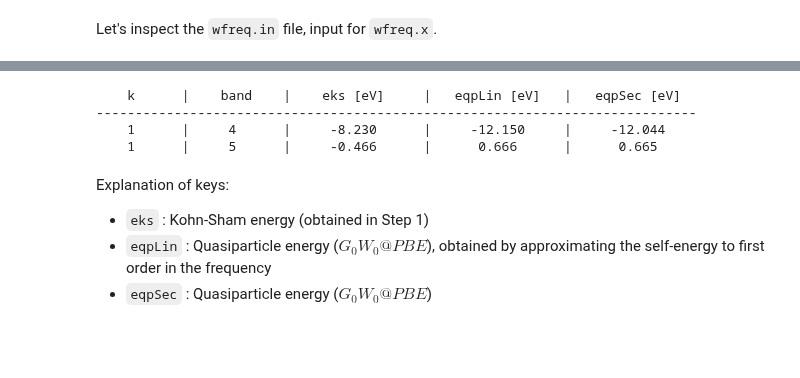
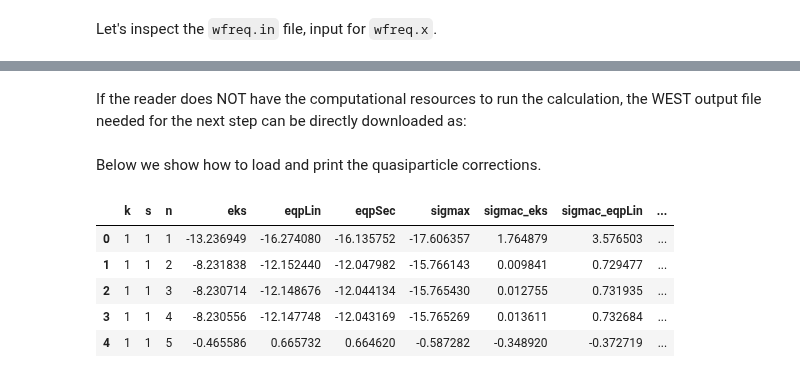
Before and after one commit to west-code-development/West, a Jupyter notebook: Doc/tutorials/basic/basic_001.ipynb, the cells around one changed output, grey strips where cells are left out. Cells and saved outputs as stored; diff of their text form; code cells hidden in the pictures; blank space fills up the shorter version.

```diff
--- a/Doc/tutorials/basic/basic_001.ipynb
+++ b/Doc/tutorials/basic/basic_001.ipynb
@@ -164,31 +166,2 @@ Below we show how to load, print, and plot the quasiparticle corrections.
-# %%
-import json
-import numpy as np
-
-# Load the output data
-with open('silane.wfreq.save/wfreq.json') as json_file:
-    data = json.load(json_file)
-
-# Extract converged quasiparticle (QP) corrections
-k=1
-kindex = f"K{k:06d}"
-
-bandmap = data["output"]["Q"]["bandmap"]
-eqp = data["output"]["Q"][kindex]
-# %%
-# Print QP corrections
-print (f"{'k':^10} | {'band':^10} | {'eks [eV]':^15} | {'eqpLin [eV]':^15} | {'eqpSec [eV]':^15}")
-print(77*"-")
-for i, b in enumerate(bandmap) :
-    print(f"{k:^10} | {b:^10} | {eqp['eks'][i]:^15.3f} | {eqp['eqpLin'][i]:^15.3f} | {eqp['eqpSec'][i]:^15.3f}")
-# %% [output]
-    k      |    band    |    eks [eV]     |   eqpLin [eV]   |   eqpSec [eV]
------------------------------------------------------------------------------
-    1      |     4      |     -8.230      |     -12.150     |     -12.044
-    1      |     5      |     -0.466      |      0.666      |      0.665
-# %% [markdown]
-Explanation of keys:
-
-- `eks` : Kohn-Sham energy (obtained in Step 1)
-- `eqpLin` : Quasiparticle energy ($G_0W_0 @ PBE$), obtained by approximating the self-energy to first order in the frequency
-- `eqpSec` : Quasiparticle energy ($G_0W_0 @ PBE$)
+# %% [markdown]
+If the reader does NOT have the computational resources to run the calculation, the WEST output file needed for the next step can be directly downloaded as:
@@ -194,0 +172,46 @@ Explanation of keys:
+# %% [markdown]
+Below we show how to load and print the quasiparticle corrections.
+# %%
+import json
+
+# read data from JSON file
+with open('silane.wfreq.save/wfreq.json') as file:
+    data = json.load(file)
+
+import numpy as np
+import pandas as pd
+
+# specify keys
+keys = ['eks', 'eqpLin', 'eqpSec', 'sigmax', 'sigmac_eks','sigmac_eqpLin','sigmac_eqpSec', 'vxcl', 'vxcnl', 'hf']
+
+# build the dataframe
+columns = ['k', 's', 'n'] + keys
+df = pd.DataFrame(columns=columns)
+
+# insert data into the dataframe
+for s in range(1,data["system"]["electron"]['nspin']+1) :
+    for k in data["system"]["bzsamp"]['k'] :
+        kindex = f"K{k['id']+(s-1)*len(data['system']['bzsamp']['k']):06d}"
+        for i, n in enumerate(data["output"]["Q"]["bandmap"]) :
+            d = data["output"]["Q"][kindex]
+            row = [k['id'], s, n]
+            for key in keys :
+                if 're' in d[key] :
+                    row.append(d[key]['re'][i])
+                else :
+                    row.append(d[key][i])
+            df.loc[i+(s-1)*len(data["output"]["Q"]["bandmap"])] = row
+
+# cast the columns k, s, n to int
+df['k'] = df['k'].apply(np.int64)
+df['s'] = df['s'].apply(np.int64)
+df['n'] = df['n'].apply(np.int64)
+
+display(df)
+# %% [output]
+|  | k | s | n | eks | eqpLin | eqpSec | sigmax | sigmac_eks | sigmac_eqpLin | ... |
+| 0 | 1 | 1 | 1 | -13.236949 | -16.274080 | -16.135752 | -17.606357 | 1.764879 | 3.576503 | ... |
+| 1 | 1 | 1 | 2 | -8.231838 | -12.152440 | -12.047982 | -15.766143 | 0.009841 | 0.729477 | ... |
+| 2 | 1 | 1 | 3 | -8.230714 | -12.148676 | -12.044134 | -15.765430 | 0.012755 | 0.731935 | ... |
+| 3 | 1 | 1 | 4 | -8.230556 | -12.147748 | -12.043169 | -15.765269 | 0.013611 | 0.732684 | ... |
+| 4 | 1 | 1 | 5 | -0.465586 | 0.665732 | 0.664620 | -0.587282 | -0.348920 | -0.372719 | ... |
```
Also changed, not shown: parts of 32 cells of this notebook, 6 other files.
